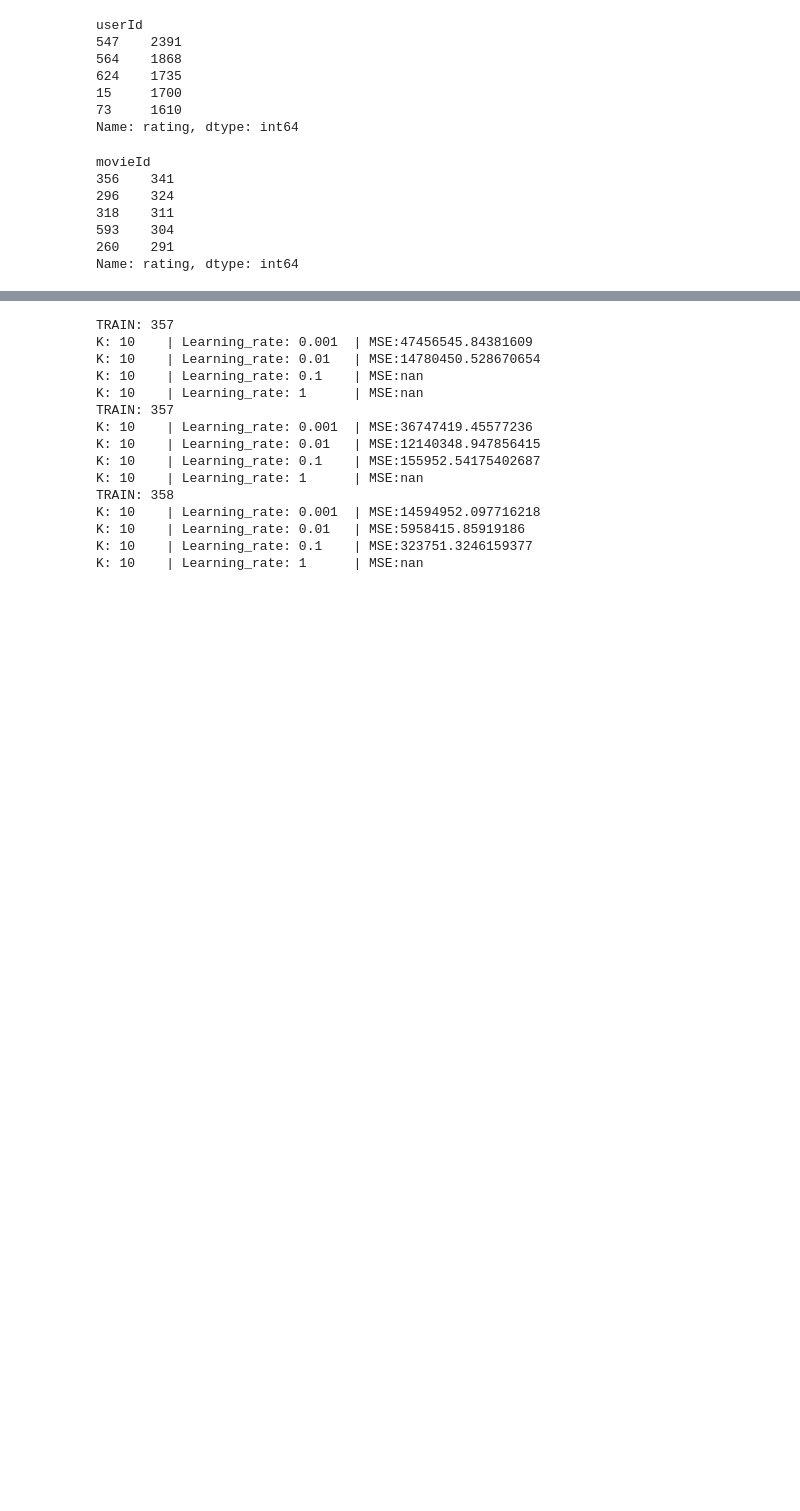
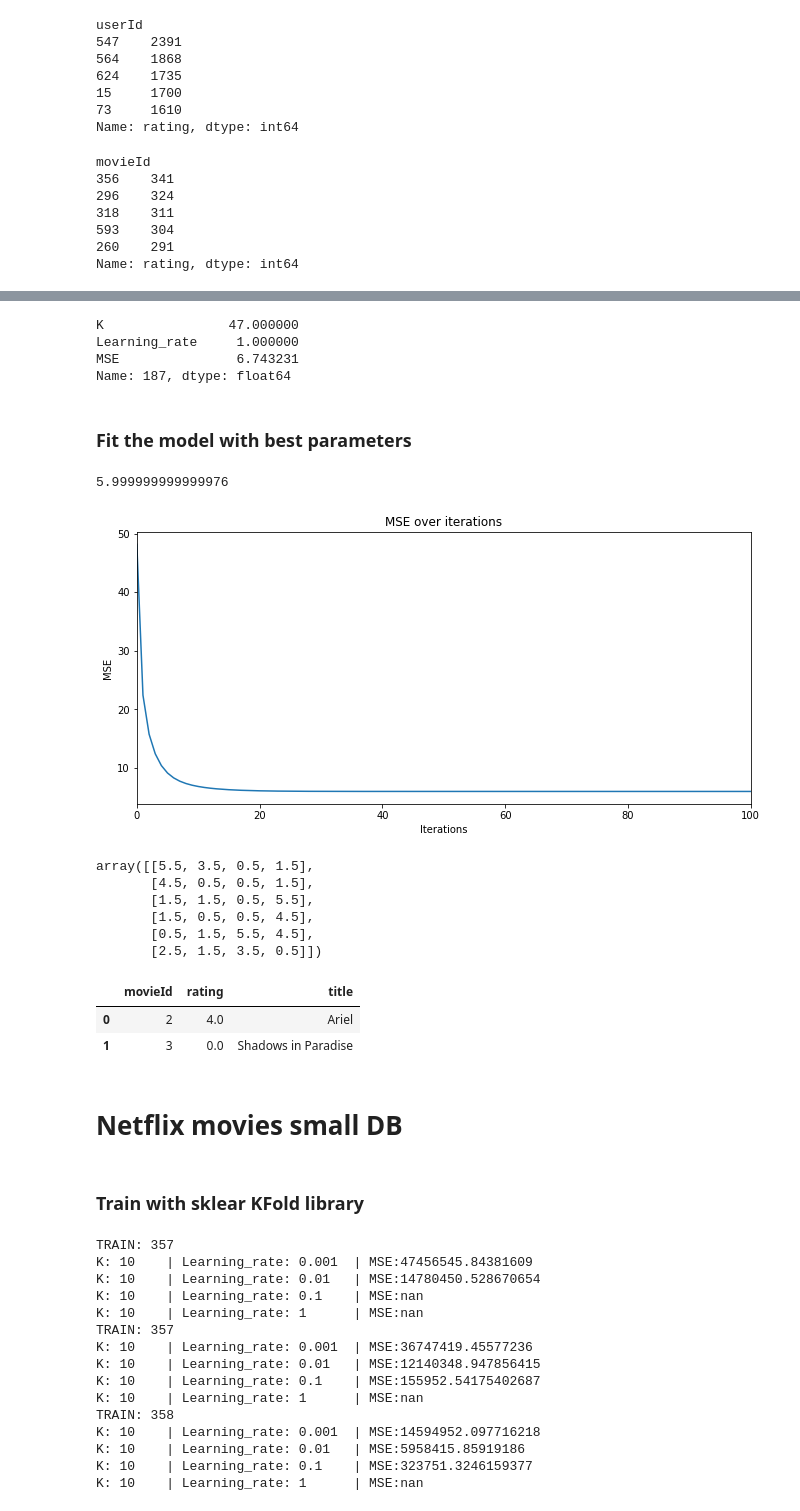
Before and after one commit to carlosgeovany/MachineLearning, a Jupyter notebook: RecommenderSystem.ipynb, the cells around one changed output, grey strips where cells are left out. Saved outputs shown, nothing was run; the diff lists cells and outputs as text; code cells hidden in the pictures; blank space fills up the shorter version.

```diff
--- a/RecommenderSystem.ipynb
+++ b/RecommenderSystem.ipynb
@@ -329,6 +333,61 @@ ratings.head(5)
+# %%
+## Finding best K and learning rate
+best_ = m.loc[m.MSE.idxmin()]
+best_
+# %% [output]
+K                47.000000
+Learning_rate     1.000000
+MSE               6.743231
+Name: 187, dtype: float64
+# %% [markdown]
+### Fit the model with best parameters
+# %%
+## Best matrix with best k
+K = int(best_[0])
+r = matrix_factorization(a,K)
+## Train the model, default iterations is 2
+learning_rate = float(best_[1])
+r.fit(learning_rate,iterations=1000)
+# %%
+## Increasing iterations improves over previous best MSE but not significantly
+min(r.mse)
+# %% [output]
+5.999999999999976
+# %%
+## Plot MSE over iterations
+plt.figure(figsize=(11, 5))
+plt.plot(r.mse)
+plt.xlabel('Iterations')
+plt.ylabel('MSE')
+plt.xlim(0,100)
+plt.title('MSE over iterations')
+plt.show()
+# %% [output]
+[figure, added]
+# %%
+## Get the Predicted matrix
+r.matrix
+# %% [output]
+array([[5.5, 3.5, 0.5, 1.5],
+       [4.5, 0.5, 0.5, 1.5],
+       [1.5, 1.5, 0.5, 5.5],
+       [1.5, 0.5, 0.5, 4.5],
+       [0.5, 1.5, 5.5, 4.5],
+       [2.5, 1.5, 3.5, 0.5]])
+# %%
+## Top 5 movies to recommend
+r.top_recommends(1)
+# %% [output]
+|  | movieId | rating | title |
+| 0 | 2 | 4.0 | Ariel |
+| 1 | 3 | 0.0 | Shadows in Paradise |
+# %% [markdown]
+# Netflix movies small DB
 # %%
 ## Split dataset in train and test
 train, test = train_test_split(ratings, test_size = 0.2)
+# %% [markdown]
+### Train with sklear KFold library
 # %%
 ## fold train dataset
 kf = KFold(n_splits=3)
```
Also changed, not shown: parts of 37 cells of this notebook, 2 other files.
